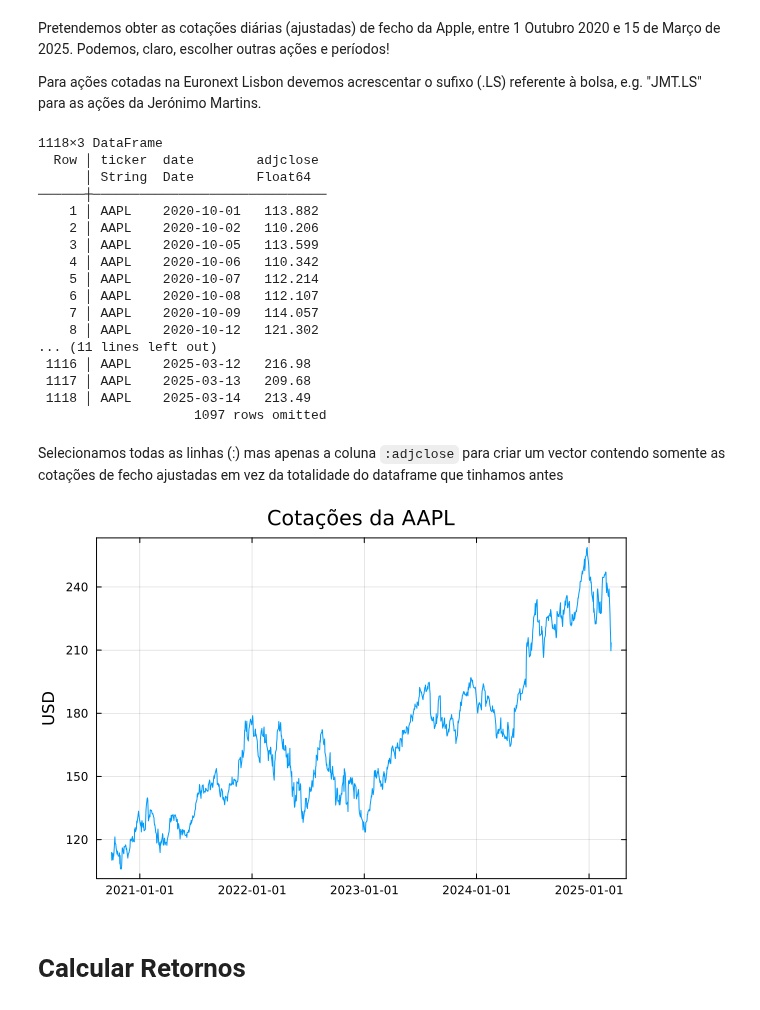
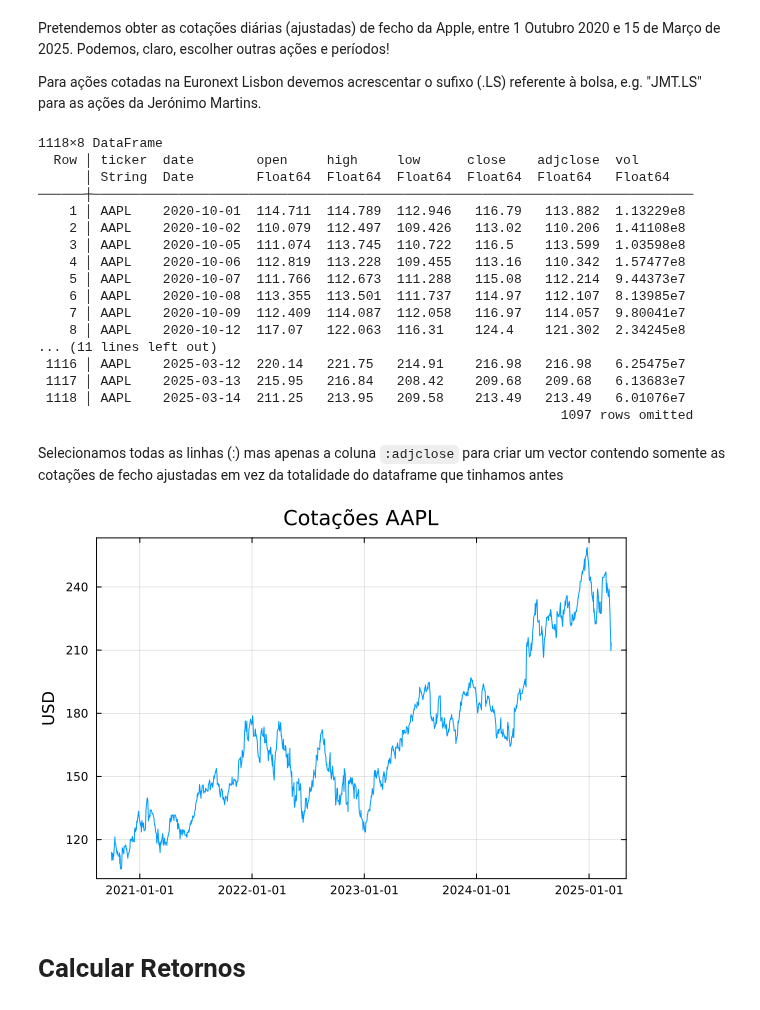
Before and after one commit to ASaragga/GRF, a Jupyter notebook: VaR.ipynb, the cells around one changed output. Cells and saved outputs as stored; diff of their text form; code cells hidden in the pictures.

```diff
--- a/VaR.ipynb
+++ b/VaR.ipynb
@@ -35,39 +35,37 @@ Pretendemos obter as cotações diárias (ajustadas) de fecho da Apple, entre 1
 
 Para ações cotadas na Euronext Lisbon devemos acrescentar o sufixo (.LS) referente à bolsa,  e.g. "JMT.LS" para as ações da Jerónimo Martins.
 # %%
-simbolo = "AAPL"                # "AAPL" é o símbolo da Apple na bolsa NASDAQ
+simbolos = ["AAPL"]                # "AAPL" é o símbolo da Apple na bolsa NASDAQ
 
-preços = AssetPrice(simbolo, Date(2020,10,01), Date(2025,03,15)) |> DataFrame
+preços = get_prices(simbolos, Date(2020,10,01), Date(2025,03,15))
 show(preços)
 # %% [output]
-1118×3 DataFrame
-  Row │ ticker  date        adjclose
-      │ String  Date        Float64
-──────┼──────────────────────────────
-    1 │ AAPL    2020-10-01   113.882
-    2 │ AAPL    2020-10-02   110.206
-    3 │ AAPL    2020-10-05   113.599
-    4 │ AAPL    2020-10-06   110.342
-    5 │ AAPL    2020-10-07   112.214
-    6 │ AAPL    2020-10-08   112.107
-    7 │ AAPL    2020-10-09   114.057
-    8 │ AAPL    2020-10-12   121.302
+1118×8 DataFrame
+  Row │ ticker  date        open     high     low      close    adjclose  vol
+      │ String  Date        Float64  Float64  Float64  Float64  Float64   Float64
+──────┼─────────────────────────────────────────────────────────────────────────────
+    1 │ AAPL    2020-10-01  114.711  114.789  112.946   116.79   113.882  1.13229e8
+    2 │ AAPL    2020-10-02  110.079  112.497  109.426   113.02   110.206  1.41108e8
+    3 │ AAPL    2020-10-05  111.074  113.745  110.722   116.5    113.599  1.03598e8
+    4 │ AAPL    2020-10-06  112.819  113.228  109.455   113.16   110.342  1.57477e8
+    5 │ AAPL    2020-10-07  111.766  112.673  111.288   115.08   112.214  9.44373e7
+    6 │ AAPL    2020-10-08  113.355  113.501  111.737   114.97   112.107  8.13985e7
+    7 │ AAPL    2020-10-09  112.409  114.087  112.058   116.97   114.057  9.80041e7
+    8 │ AAPL    2020-10-12  117.07   122.063  116.31    124.4    121.302  2.34245e8
 ... (11 lines left out)
- 1116 │ AAPL    2025-03-12   216.98
- 1117 │ AAPL    2025-03-13   209.68
- 1118 │ AAPL    2025-03-14   213.49
-                    1097 rows omitted
+ 1116 │ AAPL    2025-03-12  220.14   221.75   214.91    216.98   216.98   6.25475e7
+ 1117 │ AAPL    2025-03-13  215.95   216.84   208.42    209.68   209.68   6.13683e7
+ 1118 │ AAPL    2025-03-14  211.25   213.95   209.58    213.49   213.49   6.01076e7
+                                                                   1097 rows omitted
 # %% [markdown]
 Selecionamos todas as linhas (:) mas apenas a coluna `:adjclose` para criar um vector contendo somente as cotações de fecho ajustadas em vez da totalidade do dataframe que tinhamos antes
 # %%
 adjclose = preços[:, :adjclose];
 # O ponto e virgula no final, faz com que o resultado do comando não seja impresso.
 # %%
-fig1 = plot(preços[:,:date], adjclose, title="Cotações da $(simbolo)",legend = false,ylabel="USD", framestyle = :box)
-
-# $(a) faz a interpolação do valor da variavel (a) no texto.
+fig1 = plot(preços[:,:date], adjclose, title="Cotações $(simbolos[1])",legend = false,ylabel="USD", framestyle = :box)
 # %% [output]
-[figure, old version]
+[figure, new version]
 # %% [markdown]
 # Calcular Retornos
 # %% [markdown]
```
Also changed, not shown: parts of 9 cells of this notebook.
